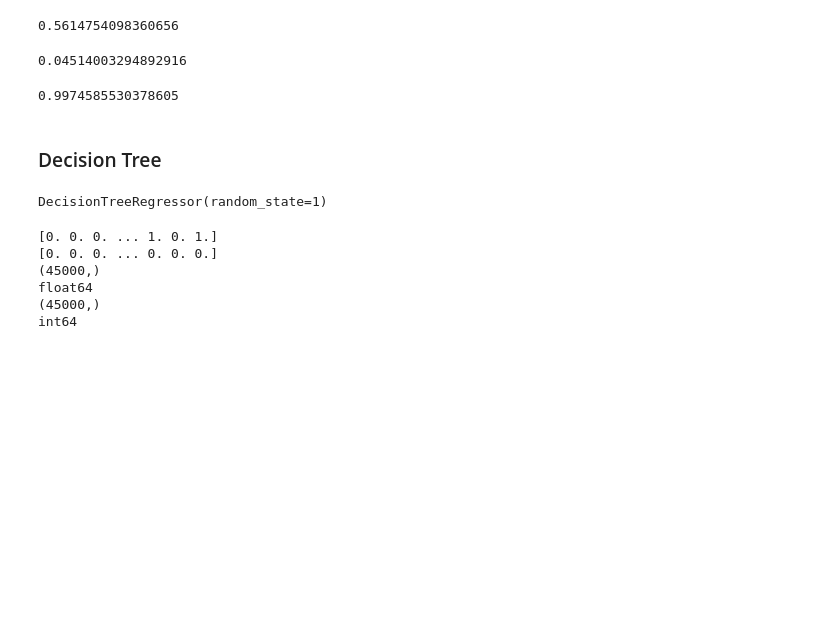
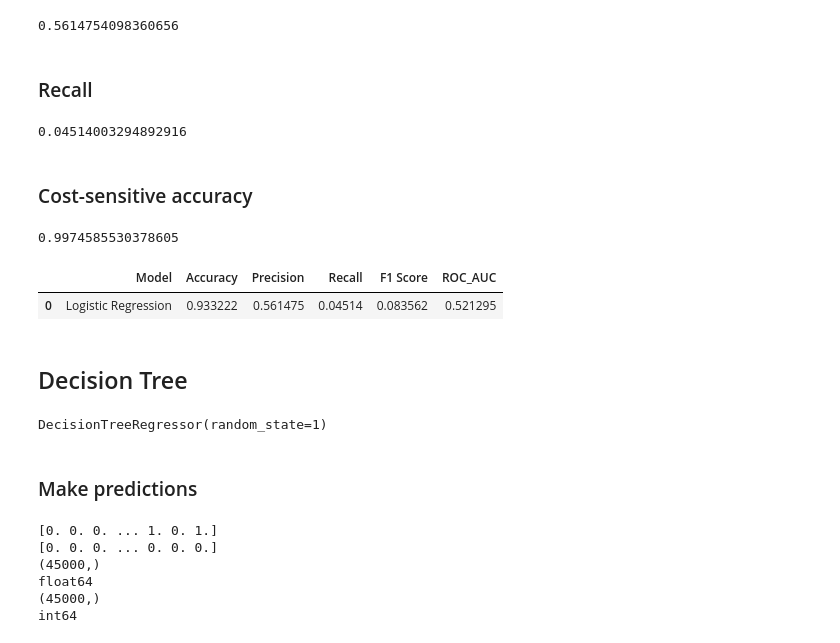
Before and after one commit to 0xgun/Credit-Eligibility, a Jupyter notebook: Phase_2/Phase 2.ipynb, the cells around one changed output. Drawn from its saved outputs; the diff is of its cells as text; code cells hidden in the pictures; blank space fills up the shorter version.

```diff
--- a/Phase_2/Phase 2.ipynb
+++ b/Phase_2/Phase 2.ipynb
@@ -257,4 +286,6 @@ from sklearn.metrics import precision_score
 precision_score(y_test, y_predi)
 # %% [output]
 0.5614754098360656
+# %% [markdown]
+### Recall
 # %%
@@ -263,4 +293,6 @@ from sklearn.metrics import recall_score
 recall_score(y_test, y_predi)
 # %% [output]
 0.04514003294892916
+# %% [markdown]
+### Cost-sensitive accuracy
 # %%
@@ -271,5 +302,12 @@ cost_sensitive_accuracy = (tp + tn) / (tp + tn + fp*fp_cost + fn*fn_cost)
 print(cost_sensitive_accuracy)
 # %% [output]
 0.9974585530378605
+# %%
+results = pd.DataFrame([['Logistic Regression', accuracy_score(y_test, y_predi) ,precision_score(y_test, y_predi),recall_score(y_test, y_predi), f1_score(y_test, y_predi) ,roc_auc]],
+columns = ['Model', 'Accuracy', 'Precision', 'Recall', 'F1 Score','ROC_AUC'])
+results
+# %% [output]
+|  | Model | Accuracy | Precision | Recall | F1 Score | ROC_AUC |
+| 0 | Logistic Regression | 0.933222 | 0.561475 | 0.04514 | 0.083562 | 0.521295 |
 # %% [markdown]
-### Decision Tree
+## Decision Tree
@@ -285,4 +320,6 @@ credit_model = DecisionTreeRegressor(random_state=1)
 credit_model.fit(x_train,y_train)
 # %% [output]
 DecisionTreeRegressor(random_state=1)
+# %% [markdown]
+### Make predictions
 # %%
```
Also changed, not shown: parts of 107 cells of this notebook.
